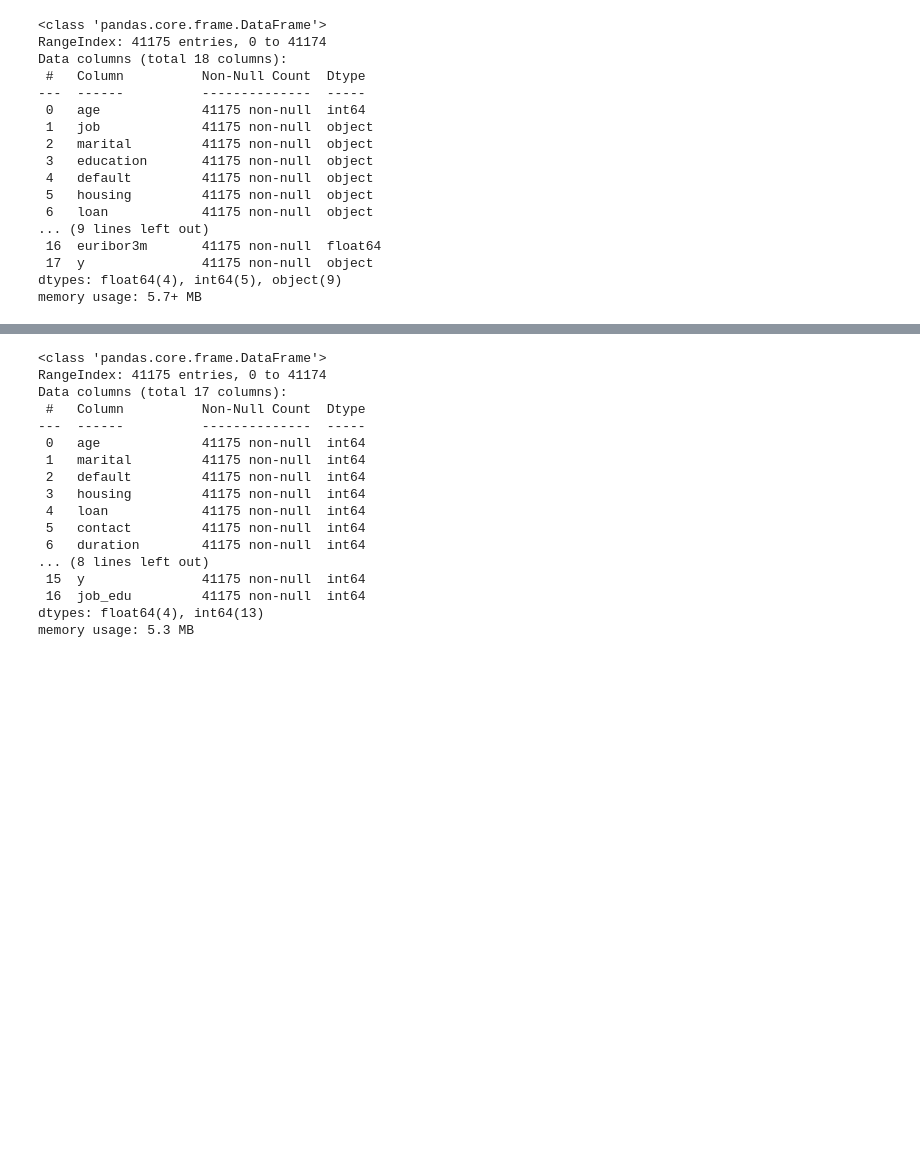
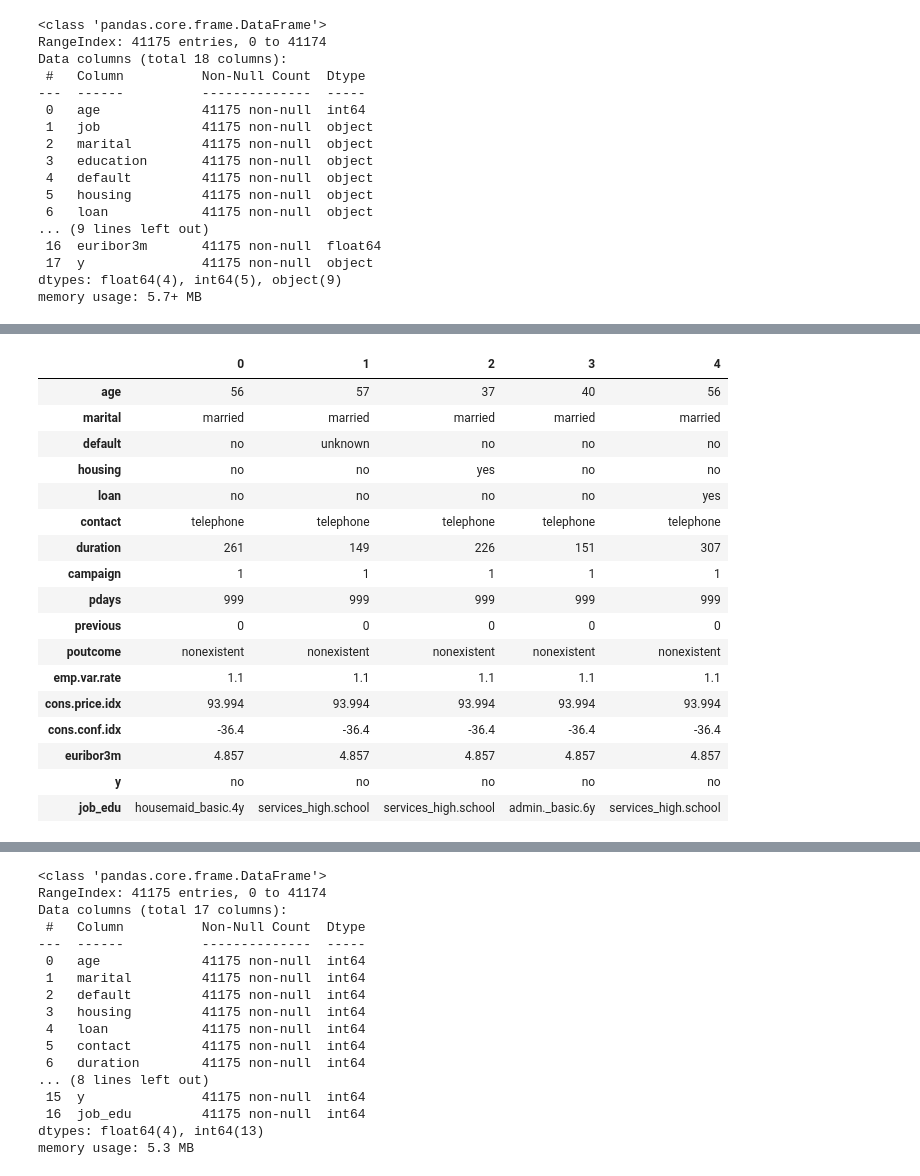
Before and after one commit to 4GeeksAcademy/Logistic-Regression-Project_AR, a Jupyter notebook: src/explore.ipynb, the cells around one changed output, grey strips where cells are left out. Drawn from its saved outputs; the diff is of its cells as text; code cells hidden in the pictures; blank space fills up the shorter version.

```diff
--- a/src/explore.ipynb
+++ b/src/explore.ipynb
@@ -304,0 +260,23 @@ Column job_edu values: ['housemaid_basic.4y' 'services_high.school' 'admin._basi
+# %%
+# Eliminate the columns 'job'and 'education'
+df.drop(['job', 'education'],axis=1, inplace=True)
+df.head().T
+# %% [output]
+|  | 0 | 1 | 2 | 3 | 4 |
+| age | 56 | 57 | 37 | 40 | 56 |
+| marital | married | married | married | married | married |
+| default | no | unknown | no | no | no |
+| housing | no | no | yes | no | no |
+| loan | no | no | no | no | yes |
+| contact | telephone | telephone | telephone | telephone | telephone |
+| duration | 261 | 149 | 226 | 151 | 307 |
+| campaign | 1 | 1 | 1 | 1 | 1 |
+| pdays | 999 | 999 | 999 | 999 | 999 |
+| previous | 0 | 0 | 0 | 0 | 0 |
+| poutcome | nonexistent | nonexistent | nonexistent | nonexistent | nonexistent |
+| emp.var.rate | 1.1 | 1.1 | 1.1 | 1.1 | 1.1 |
+| cons.price.idx | 93.994 | 93.994 | 93.994 | 93.994 | 93.994 |
+| cons.conf.idx | -36.4 | -36.4 | -36.4 | -36.4 | -36.4 |
+| euribor3m | 4.857 | 4.857 | 4.857 | 4.857 | 4.857 |
+| y | no | no | no | no | no |
+| job_edu | housemaid_basic.4y | services_high.school | services_high.school | admin._basic.6y | services_high.school |
```
Also changed, not shown: parts of 13 cells of this notebook.
